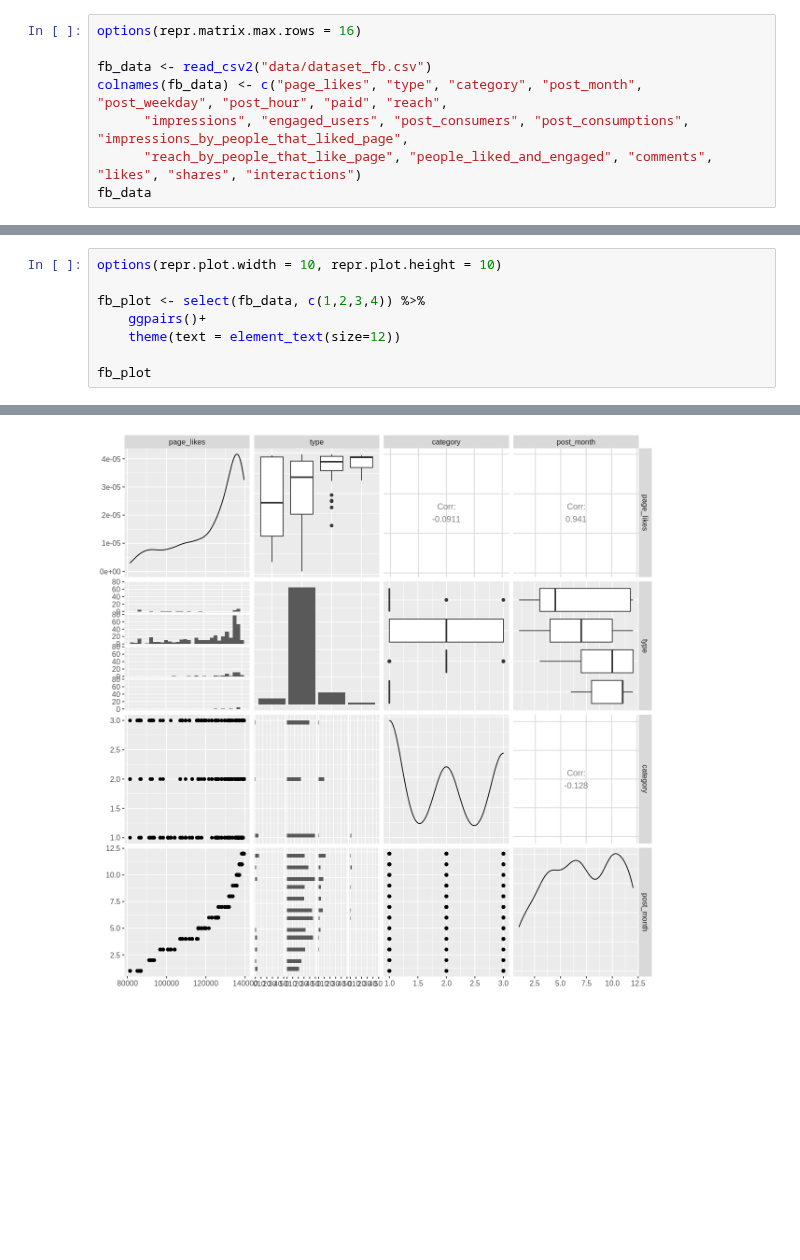
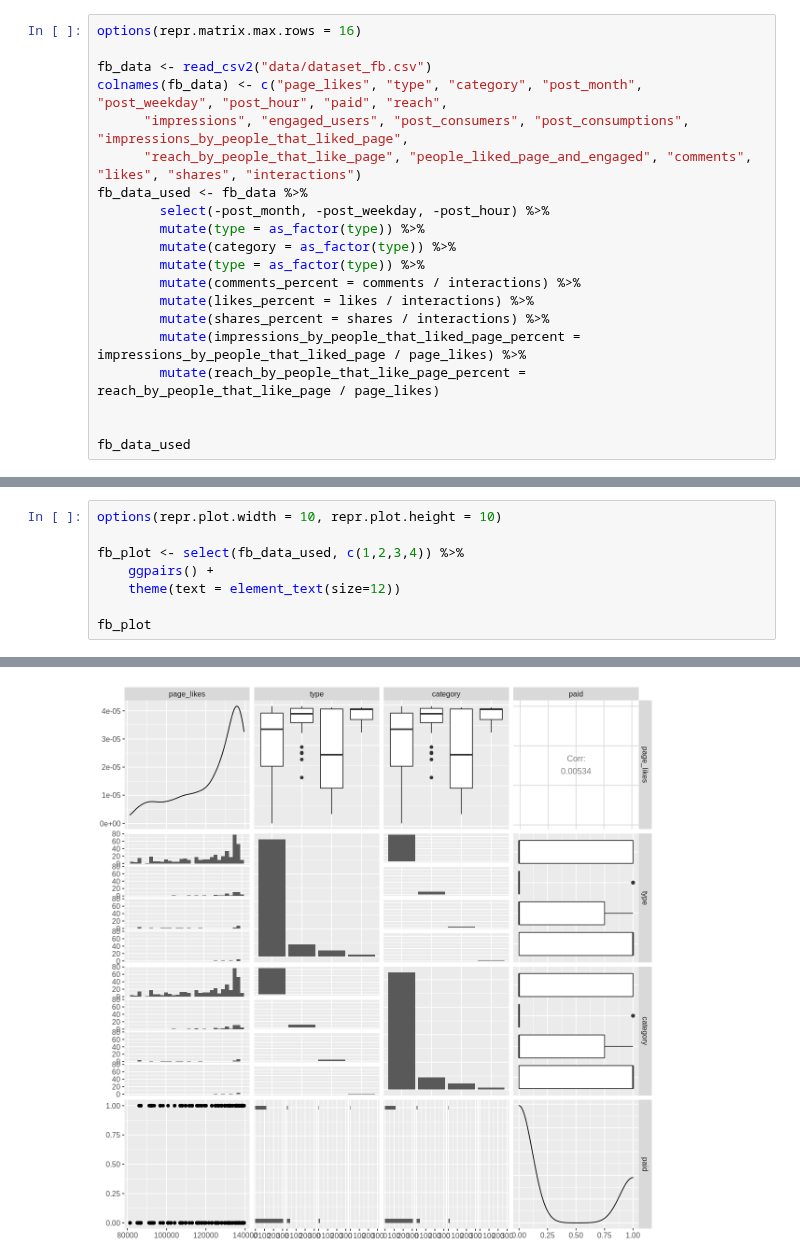
Before and after one commit to lucykvs/DSCI100-Project, a Jupyter notebook: Project.ipynb, the cells around one changed output, grey strips where cells are left out. Cells and saved outputs as stored; diff of their text form; blank space fills up the shorter version.

Commit message:
added columns with percent comments, likes, shares, and more. Also turned some cols into factors

```diff
--- a/Project.ipynb
+++ b/Project.ipynb
@@ -11,8 +29,20 @@ options(repr.matrix.max.rows = 16)
 fb_data <- read_csv2("data/dataset_fb.csv")
 colnames(fb_data) <- c("page_likes", "type", "category", "post_month", "post_weekday", "post_hour", "paid", "reach",
       "impressions", "engaged_users", "post_consumers", "post_consumptions", "impressions_by_people_that_liked_page",
-      "reach_by_people_that_like_page", "people_liked_and_engaged", "comments", "likes", "shares", "interactions")
-fb_data
+      "reach_by_people_that_like_page", "people_liked_page_and_engaged", "comments", "likes", "shares", "interactions")
+fb_data_used <- fb_data %>%
+        select(-post_month, -post_weekday, -post_hour) %>%
+        mutate(type = as_factor(type)) %>%
+        mutate(category = as_factor(type)) %>%
+        mutate(type = as_factor(type)) %>%
+        mutate(comments_percent = comments / interactions) %>%
+        mutate(likes_percent = likes / interactions) %>%
+        mutate(shares_percent = shares / interactions) %>%
+        mutate(impressions_by_people_that_liked_page_percent = impressions_by_people_that_liked_page / page_likes) %>%
+        mutate(reach_by_people_that_like_page_percent = reach_by_people_that_like_page / page_likes)
+
+
+fb_data_used
 # %% [output]
 Using ',' as decimal and '.' as grouping mark. Use read_delim() for more control.
 
@@ -74,8 +104,8 @@ summary(fb_data)
 # %%
 options(repr.plot.width = 10, repr.plot.height = 10)
 
-fb_plot <- select(fb_data, c(1,2,3,4)) %>%
-    ggpairs()+
+fb_plot <- select(fb_data_used, c(1,2,3,4)) %>%
+    ggpairs() +
     theme(text = element_text(size=12))
 
 fb_plot
@@ -88 +130 @@ fb_plot
-[figure, old version]
+[figure, new version]
```
Also changed, not shown: parts of 4 cells of this notebook, 1 other file.
